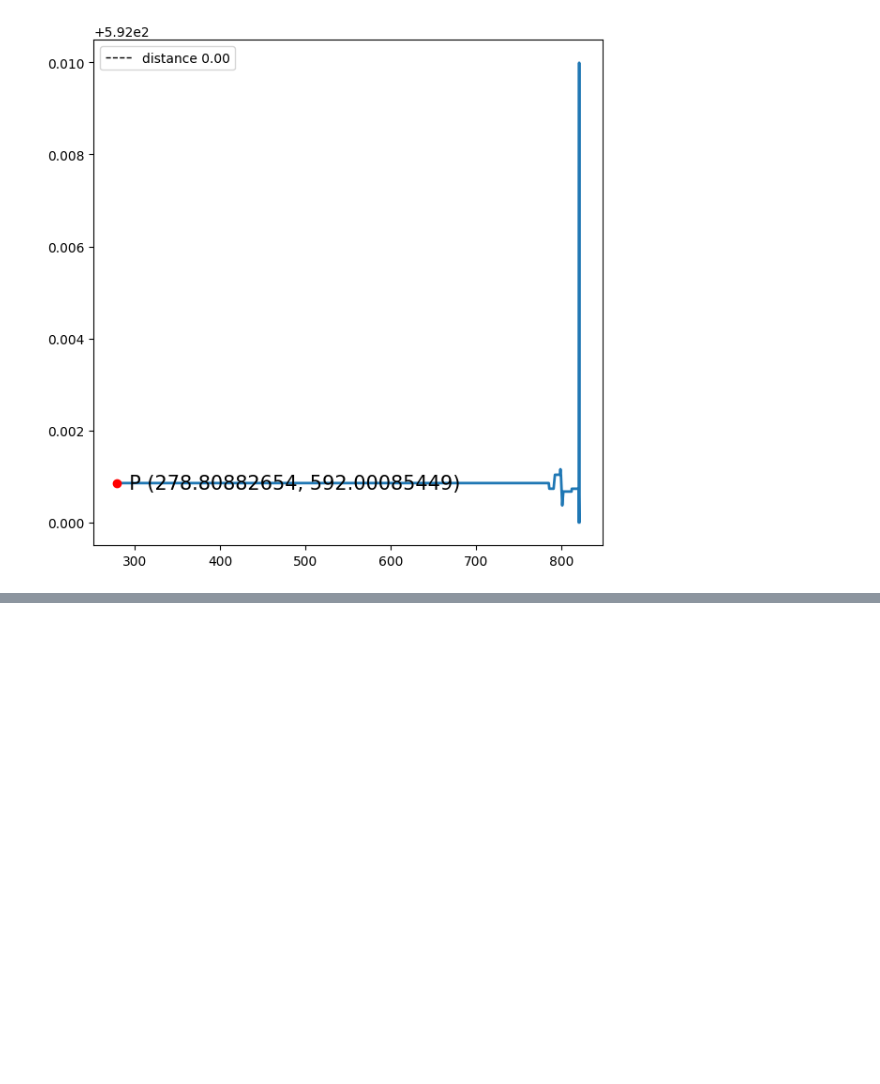
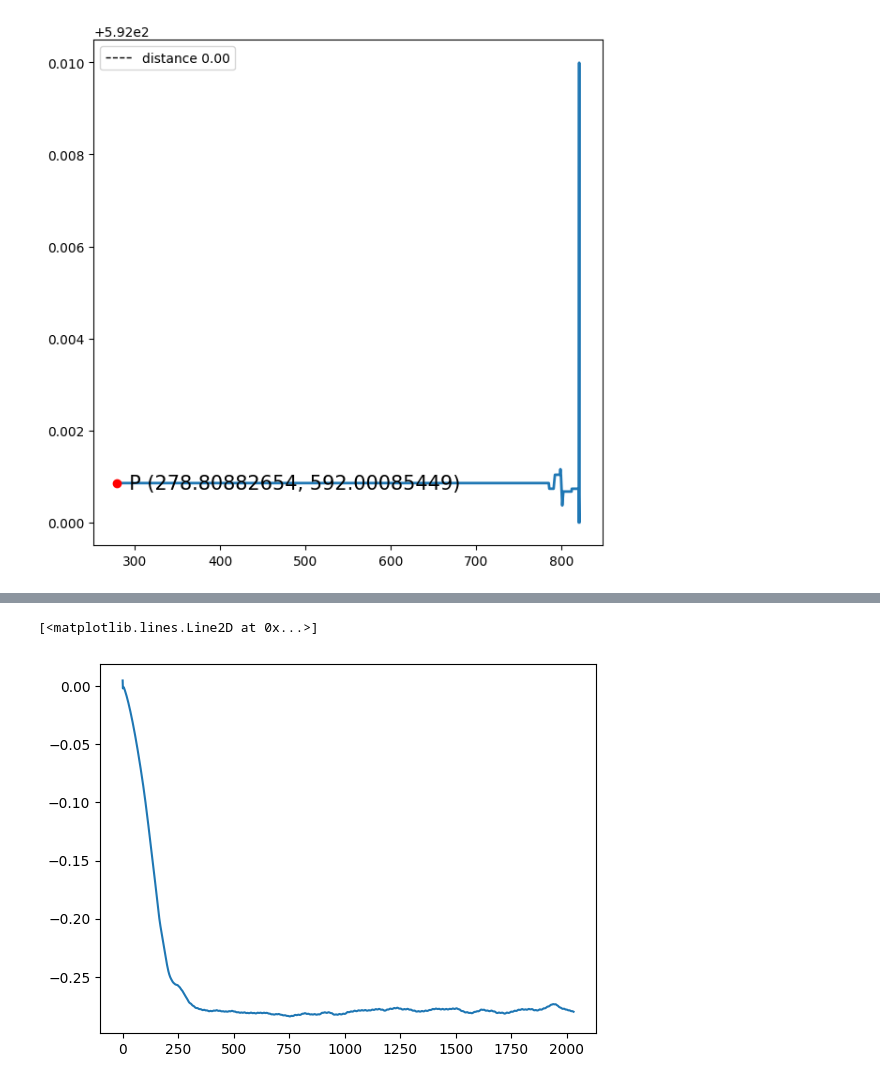
Before and after one commit to Jean-BaptisteAC/TrackMania-RL, a Jupyter notebook: Parametric Curve.ipynb, the cells around one changed output, grey strips where cells are left out. Drawn from its saved outputs; the diff is of its cells as text; code cells hidden in the pictures; blank space fills up the shorter version.

```diff
--- a/Parametric Curve.ipynb
+++ b/Parametric Curve.ipynb
@@ -163,0 +203,8 @@ plt.show()
+# %%
+df = pd.DataFrame(points)
+ema = df.ewm(com=40).mean()
+diff = np.diff(ema[0])
+plt.plot(diff)
+# %% [output]
+[<matplotlib.lines.Line2D at 0x...>]
+[figure, added]
```
Also changed, not shown: parts of 17 cells of this notebook, 3 other files.
